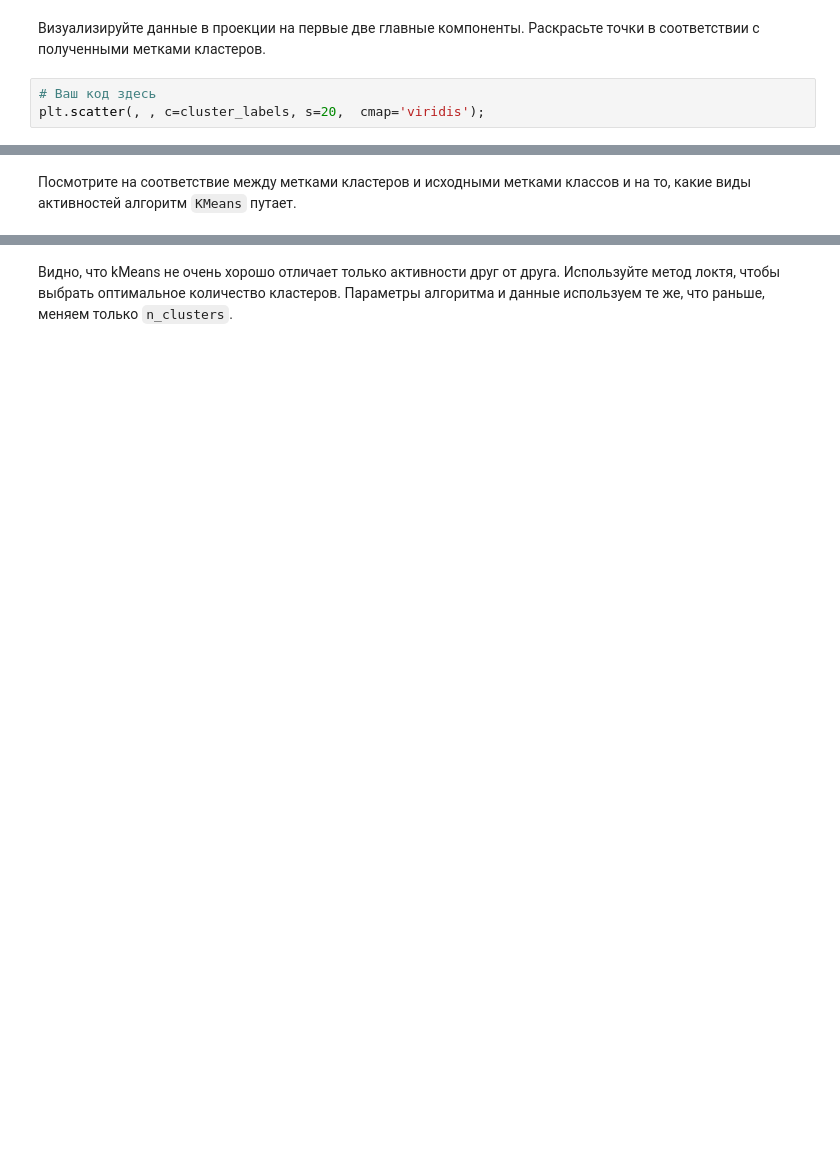
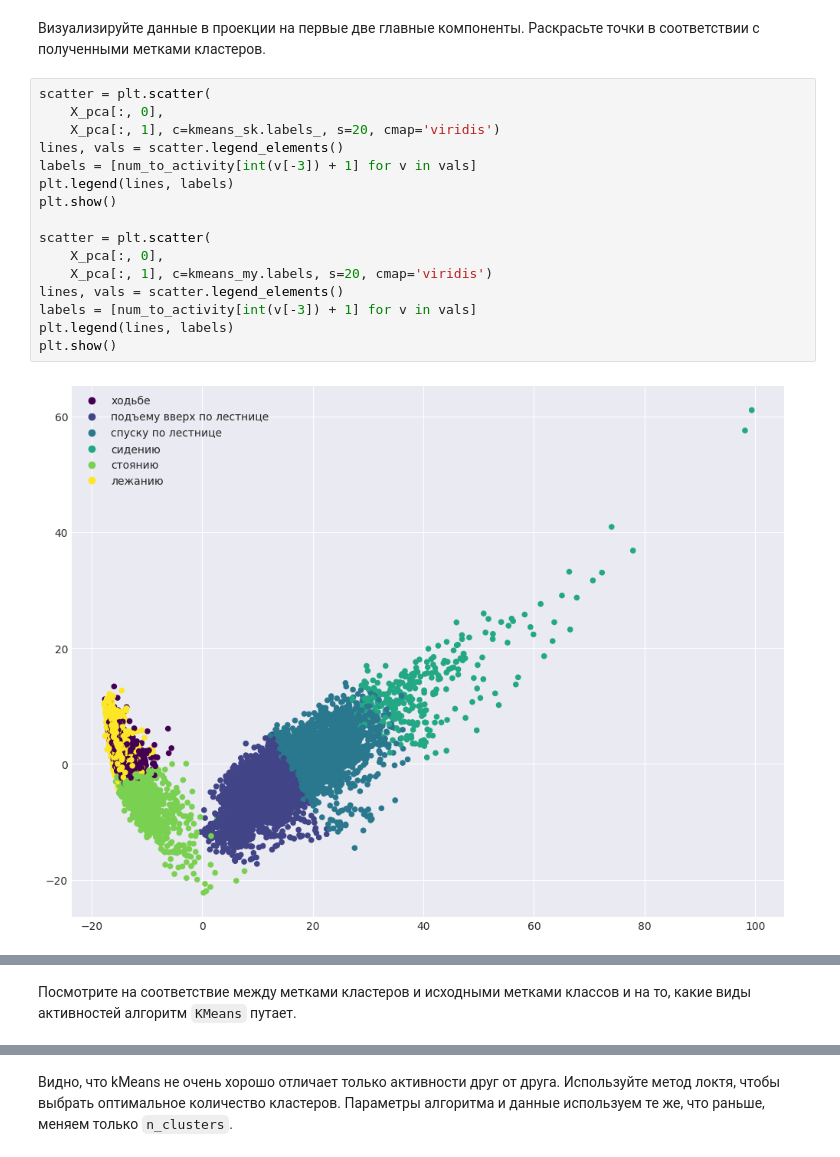
Before and after one commit to zggff/mai_ml, a Jupyter notebook: hw3.ipynb, the cells around one changed output, grey strips where cells are left out. Drawn from its saved outputs; the diff is of its cells as text; blank space fills up the shorter version.

```diff
--- a/hw3.ipynb
+++ b/hw3.ipynb
@@ -146,5 +262,20 @@ plt.scatter(, , c=y, s=20, cmap='viridis');
 # %% [markdown]
 Визуализируйте данные в проекции на первые две главные компоненты. Раскрасьте точки в соответствии с полученными метками кластеров.
-# %%
-# Ваш код здесь
-plt.scatter(, , c=cluster_labels, s=20,  cmap='viridis');
+# %%
+scatter = plt.scatter(
+    X_pca[:, 0],
+    X_pca[:, 1], c=kmeans_sk.labels_, s=20, cmap='viridis')
+lines, vals = scatter.legend_elements()
+labels = [num_to_activity[int(v[-3]) + 1] for v in vals]
+plt.legend(lines, labels)
+plt.show()
+
+scatter = plt.scatter(
+    X_pca[:, 0],
+    X_pca[:, 1], c=kmeans_my.labels, s=20, cmap='viridis')
+lines, vals = scatter.legend_elements()
+labels = [num_to_activity[int(v[-3]) + 1] for v in vals]
+plt.legend(lines, labels)
+plt.show()
+# %% [output]
+[figure, added]
@@ -151,5 +283,6 @@ plt.scatter(, , c=cluster_labels, s=20,  cmap='viridis');
 # %% [markdown]
-Посмотрите на соответствие между метками кластеров и исходными метками классов и на то, какие виды активностей алгоритм `KMeans` путает.
+Посмотрите на соответствие между метками кластеров и исходными метками
+классов и на то, какие виды активностей алгоритм `KMeans` путает.
 # %%
 tab = pd.crosstab(y, cluster_labels, margins=True)
 tab.index = ['ходьба', 'подъем вверх по лестнице',
```
Also changed, not shown: parts of 35 cells of this notebook, 1 other file.
